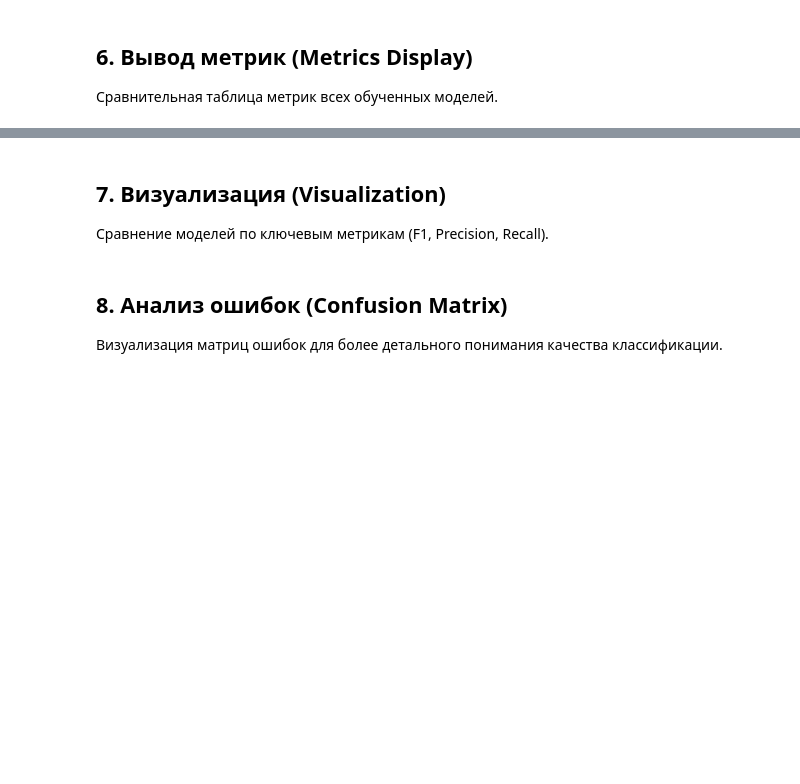
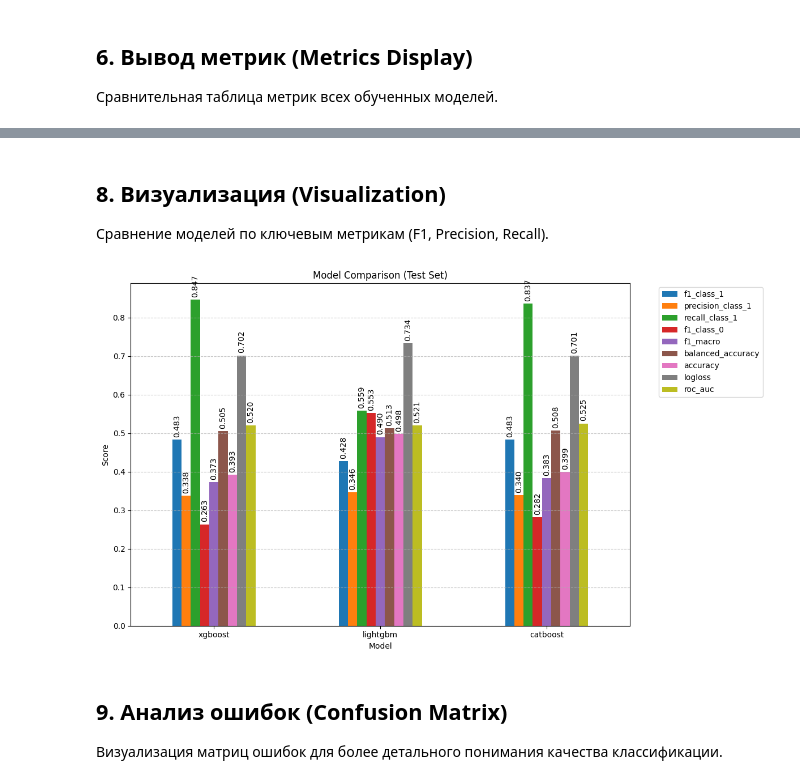
Before and after one commit to Anton-Shchurov/trading_predictor, a Jupyter notebook: 02_notebooks/experiments/modeling_pipeline.ipynb, the cells around one changed output, grey strips where cells are left out. Saved outputs shown, nothing was run; the diff lists cells and outputs as text; code cells hidden in the pictures; blank space fills up the shorter version.

```diff
--- a/02_notebooks/experiments/modeling_pipeline.ipynb
+++ b/02_notebooks/experiments/modeling_pipeline.ipynb
@@ -222,22 +356,33 @@ elif RUN_TUNING and 'tuning_results' in locals():
 # %% [markdown]
-## 7. Визуализация (Visualization)
+## 8. Визуализация (Visualization)
 
 Сравнение моделей по ключевым метрикам (F1, Precision, Recall).
 # %%
 if not RUN_TUNING and not metrics_df.empty:
-    cols = ["f1_class_1", "precision_class_1", "recall_class_1", "roc_auc"]
-    valid_cols = [c for c in cols if c in metrics_df.columns]
+    target_cols = [
+        "f1_class_1", "precision_class_1", "recall_class_1", "f1_class_0",
+        "f1_macro", "balanced_accuracy", "accuracy", "logloss", "roc_auc"
+    ]
+    valid_cols = [c for c in target_cols if c in metrics_df.columns]
 
-    metrics_df.set_index("Model")[valid_cols].plot(kind="bar", figsize=(10, 6))
-    plt.title("Model Comparison (Test Set)")
-    plt.ylabel("Score")
-    plt.xticks(rotation=0)
-    plt.grid(axis='y', linestyle='--', alpha=0.7)
-    plt.legend(bbox_to_anchor=(1.05, 1), loc='upper left')
-    plt.tight_layout()
-    plt.show()
+    if valid_cols:
+        ax = metrics_df.set_index("Model")[valid_cols].plot(kind="bar", figsize=(12, 7))
+        plt.title("Model Comparison (Test Set)")
+        plt.ylabel("Score")
+        plt.xticks(rotation=0)
+        plt.grid(axis='y', linestyle='--', alpha=0.7)
+        plt.legend(bbox_to_anchor=(1.05, 1), loc='upper left')
+
+        # Add value labels
+        for container in ax.containers:
+            ax.bar_label(container, fmt='%.3f', padding=3, rotation=90)
+
+        plt.tight_layout()
+        plt.show()
+# %% [output]
+[figure, added]
 # %% [markdown]
-## 8. Анализ ошибок (Confusion Matrix)
+## 9. Анализ ошибок (Confusion Matrix)
 
 Визуализация матриц ошибок для более детального понимания качества классификации.
 # %%
```
Also changed, not shown: parts of 12 cells of this notebook, 9 other files.
